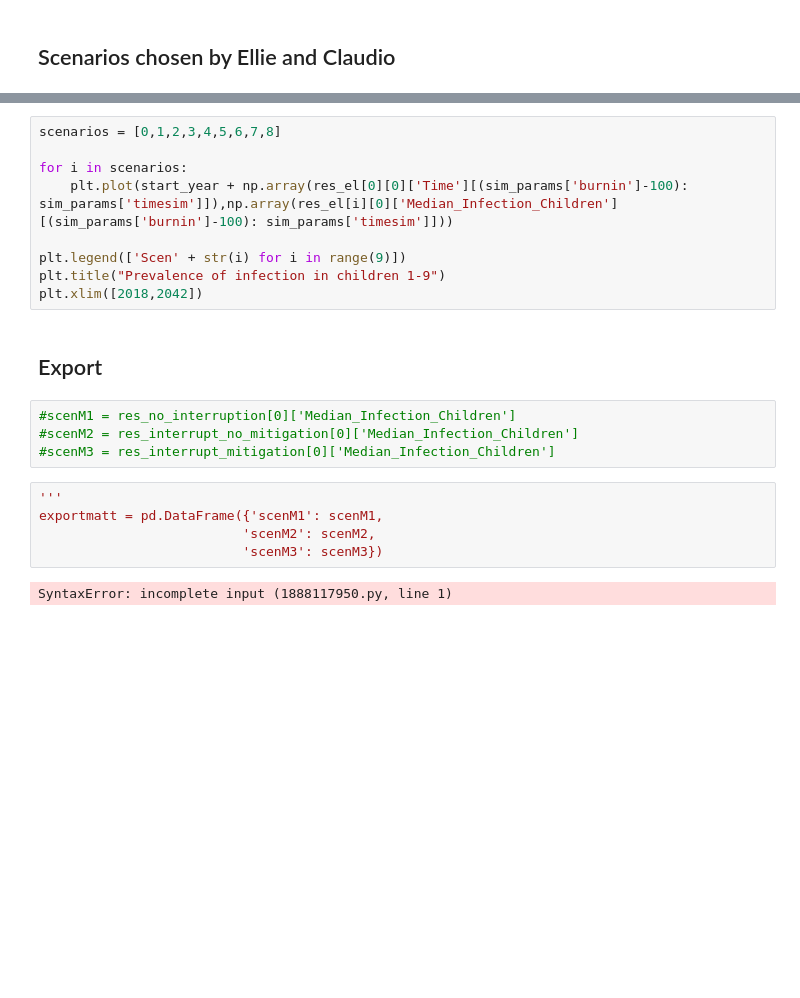
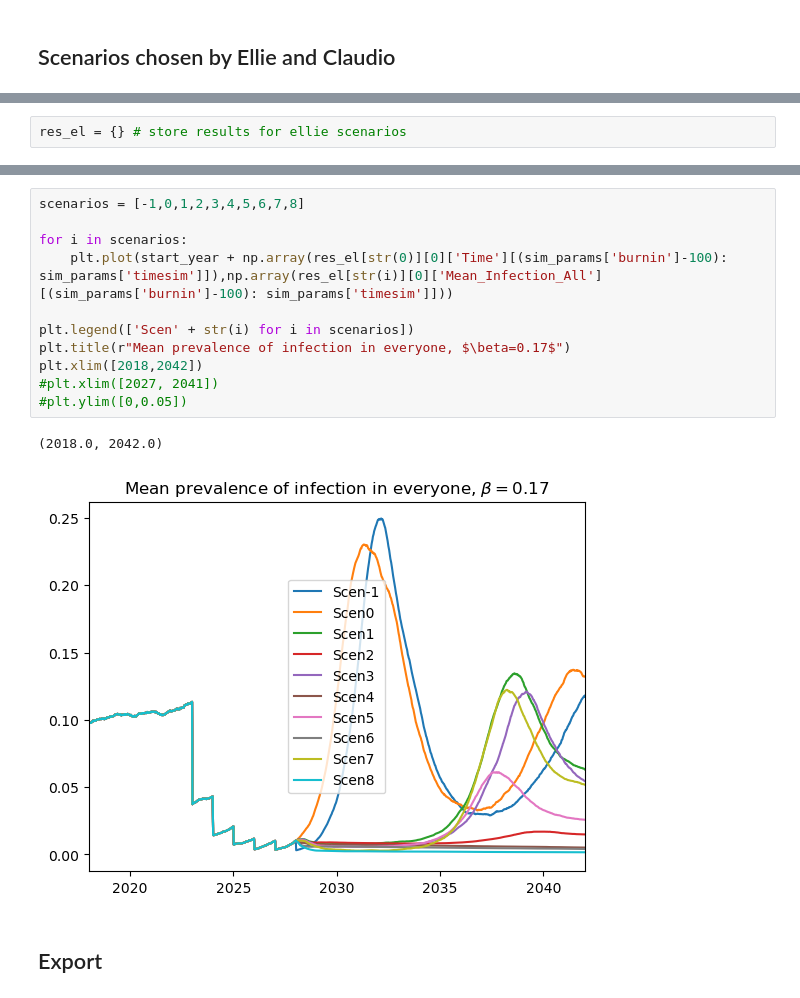
Before and after one commit to lukeburton02/ntd-model-trachoma, a Jupyter notebook: Trachoma_runs_EBCNA.ipynb, the cells around one changed output, grey strips where cells are left out. Drawn from its saved outputs; the diff is of its cells as text; blank space fills up the shorter version.

```diff
--- a/Trachoma_runs_EBCNA.ipynb
+++ b/Trachoma_runs_EBCNA.ipynb
@@ -190 +198,3 @@ res_el = [[] for _ in range(9)]
+# %%
+res_el = {} # store results for ellie scenarios
 # %%
@@ -243,22 +274,16 @@ plt.xlim([2018,2042])
 # %%
-scenarios = [0,1,2,3,4,5,6,7,8]
+scenarios = [-1,0,1,2,3,4,5,6,7,8]
 
 for i in scenarios:
-    plt.plot(start_year + np.array(res_el[0][0]['Time'][(sim_params['burnin']-100): sim_params['timesim']]),np.array(res_el[i][0]['Median_Infection_Children'][(sim_params['burnin']-100): sim_params['timesim']]))
+    plt.plot(start_year + np.array(res_el[str(0)][0]['Time'][(sim_params['burnin']-100): sim_params['timesim']]),np.array(res_el[str(i)][0]['Mean_Infection_All'][(sim_params['burnin']-100): sim_params['timesim']]))
 
-plt.legend(['Scen' + str(i) for i in range(9)])
-plt.title("Prevalence of infection in children 1-9")
+plt.legend(['Scen' + str(i) for i in scenarios])
+plt.title(r"Mean prevalence of infection in everyone, $\beta=0.17$")
 plt.xlim([2018,2042])
+#plt.xlim([2027, 2041])
+#plt.ylim([0,0.05])
+# %% [output]
+(2018.0, 2042.0)
+[figure, added]
 # %% [markdown]
 ## Export
-# %%
-#scenM1 = res_no_interruption[0]['Median_Infection_Children']
-#scenM2 = res_interrupt_no_mitigation[0]['Median_Infection_Children']
-#scenM3 = res_interrupt_mitigation[0]['Median_Infection_Children']
-# %%
-'''
-exportmatt = pd.DataFrame({'scenM1': scenM1,
-                          'scenM2': scenM2,
-                          'scenM3': scenM3})
-# %% [output]
-SyntaxError: incomplete input (1888117950.py, line 1)
```
Also changed, not shown: parts of 28 cells of this notebook, 9 other files.
